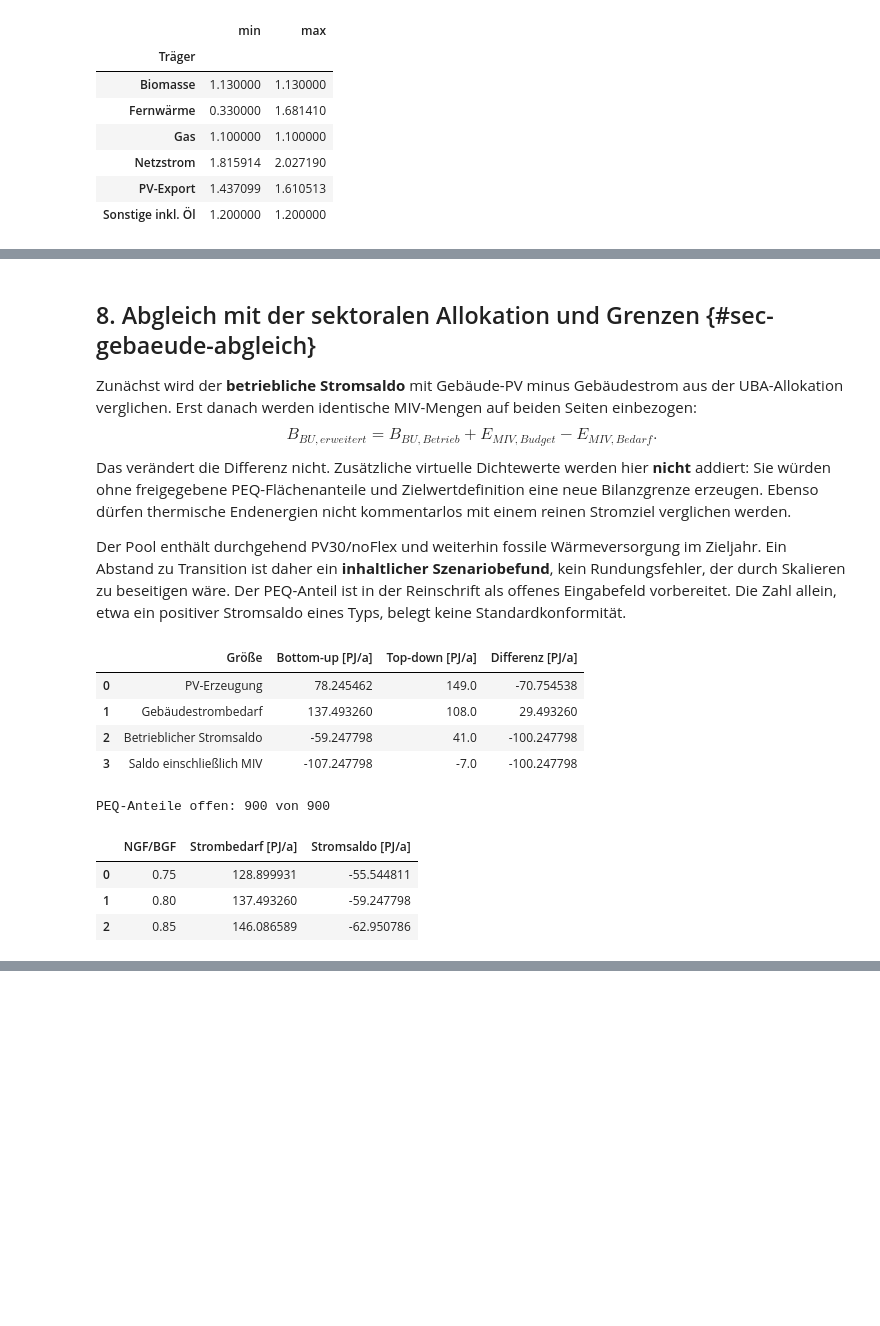
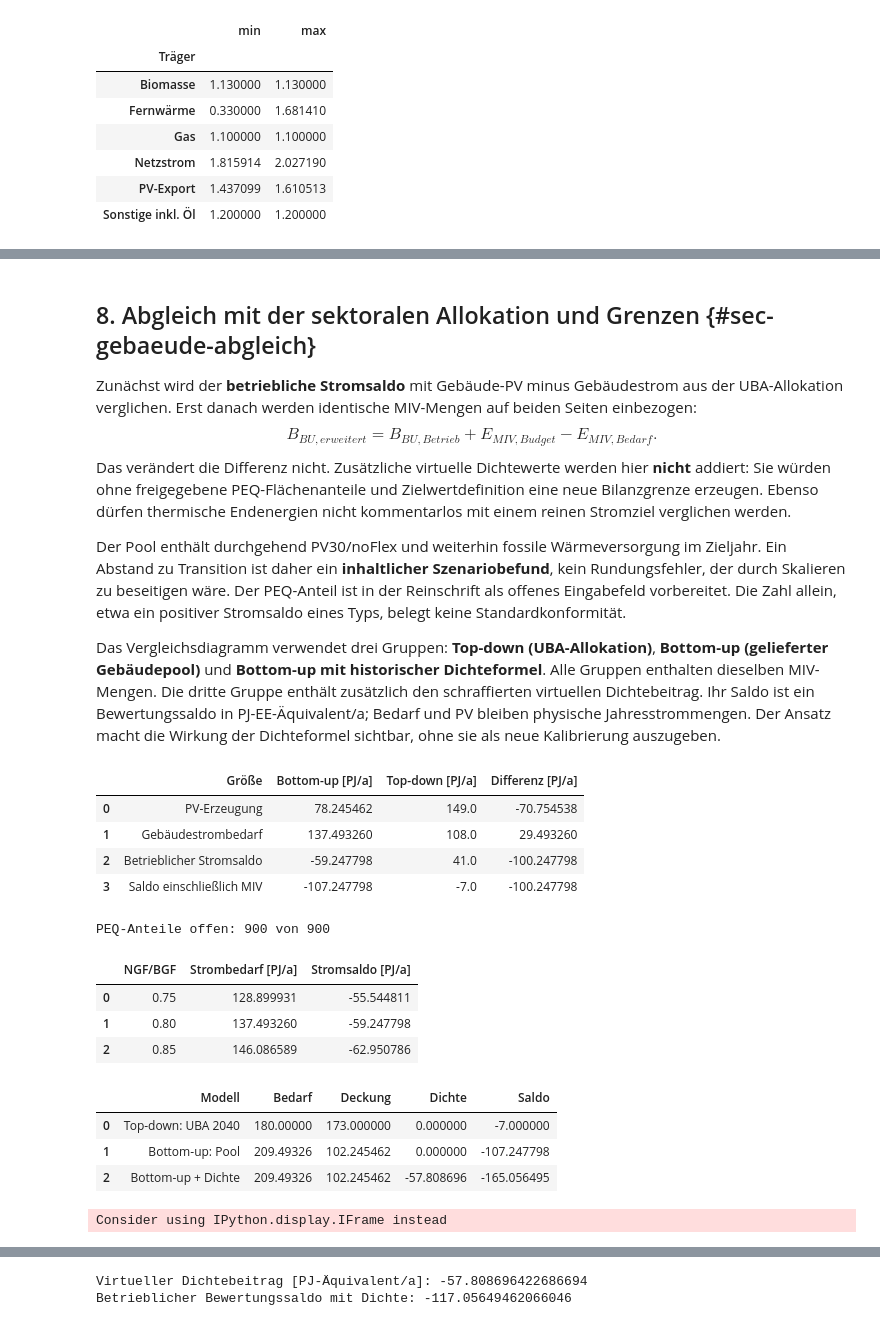
Before and after one commit to simonschaluppe/peq-higrube, a Jupyter notebook: Berechnungen/gebaeudesektormodell/Gebaeudesektormodell.ipynb, the cells around one changed output, grey strips where cells are left out. Cells and saved outputs as stored; diff of their text form; code cells hidden in the pictures; blank space fills up the shorter version.

```diff
--- a/Berechnungen/gebaeudesektormodell/Gebaeudesektormodell.ipynb
+++ b/Berechnungen/gebaeudesektormodell/Gebaeudesektormodell.ipynb
@@ -439,6 +492,19 @@ for name,g in bins.groupby('Geometrie'):
 axes[0].set(xlim=(0,8),xlabel='GFZ',ylabel='BGF-Anteil [% je GFZ-Bin 0,1]');axes[0].legend(fontsize=7,ncol=2)
 density.c_D_EE_BGF.sort_values().plot.barh(ax=axes[1],color='#59856b');axes[1].axvline(0,color='black',linewidth=.6)
 axes[1].set(xlabel='E[c_D] [kWh EE/(m² BGF a)]',ylabel='');fig.tight_layout();fig.savefig(OUT/'gfz_dichte.png',dpi=180);plt.show()
+
+# Zusätzliche, ausdrücklich virtuelle Bewertung; keine Änderung der physischen Bilanz.
+data['Bedarf_BGF']=data.Strombedarf*r
+data['PV_BGF']=data.PV_Erzeugung*r
+positive=data['Nationale BGF 2040'].gt(0)
+assert data.loc[positive,'c_D_EE_BGF'].notna().all()
+data['Dichtebeitrag_PJ']=0.0
+data.loc[positive,'Dichtebeitrag_PJ']=data.loc[positive,'Nationale BGF 2040']*data.loc[positive,'c_D_EE_BGF']*3.6e-9
+context_pj=float(data.Dichtebeitrag_PJ.sum())
+data[['Archetype','Geometrie','Nationale BGF 2040','Bedarf_BGF','PV_BGF','c_D_EE_BGF','Dichtebeitrag_PJ']].to_csv(OUT/'typen_bewertung_dichte.csv',index=False)
+
+from IPython.display import HTML
+display(HTML('<iframe title="Typenvergleich mit Dichtekorrektur" src="../../Abbildungen/methodik/typen_deckung.html" style="width:100%;height:850px;border:0"></iframe>'))
 # %% [output]
 Nach bestätigter Einzelzielregel ergänzte leere Anteile: 0 Quellzeilen
 Davon betroffene Referenz-BGF [%]: 0.0
@@ -462,33 +529,62 @@ $$B_{BU,erweitert}=B_{BU,Betrieb}+E_{MIV,Budget}-E_{MIV,Bedarf}.$$
 Das verändert die Differenz nicht. Zusätzliche virtuelle Dichtewerte werden hier **nicht** addiert: Sie würden ohne freigegebene PEQ-Flächenanteile und Zielwertdefinition eine neue Bilanzgrenze erzeugen. Ebenso dürfen thermische Endenergien nicht kommentarlos mit einem reinen Stromziel verglichen werden.
 
 Der Pool enthält durchgehend PV30/noFlex und weiterhin fossile Wärmeversorgung im Zieljahr. Ein Abstand zu Transition ist daher ein **inhaltlicher Szenariobefund**, kein Rundungsfehler, der durch Skalieren zu beseitigen wäre. Der PEQ-Anteil ist in der Reinschrift als offenes Eingabefeld vorbereitet. Die Zahl allein, etwa ein positiver Stromsaldo eines Typs, belegt keine Standardkonformität.
+
+Das Vergleichsdiagramm verwendet drei Gruppen: **Top-down (UBA-Allokation)**,
+**Bottom-up (gelieferter Gebäudepool)** und **Bottom-up mit historischer Dichteformel**.
+Alle Gruppen enthalten dieselben MIV-Mengen. Die dritte Gruppe enthält zusätzlich
+den schraffierten virtuellen Dichtebeitrag. Ihr Saldo ist ein Bewertungssaldo in
+PJ-EE-Äquivalent/a; Bedarf und PV bleiben physische Jahresstrommengen. Der Ansatz
+macht die Wirkung der Dichteformel sichtbar, ohne sie als neue Kalibrierung auszugeben.
 # %%
 allocation_path=ROOT/'Berechnungen/sektorenmodell/outputs/allokation/allokation.json'
 allocation=json.loads(allocation_path.read_text(encoding='utf-8')); top=allocation['result']
 def val(metric):
     return float(energy.loc[energy.Stand.eq('2040') & energy['Größe'].eq(metric),'PJ/a'].iloc[0])
 operating=val('Stromsaldo')
 extended=operating+top['miv_budget_pj']-top['miv_demand_pj']
 comparison=pd.DataFrame([
  {'Größe':'PV-Erzeugung','Bottom-up [PJ/a]':val('PV_Erzeugung'),'Top-down [PJ/a]':top['building_pv_pj']},
  {'Größe':'Gebäudestrombedarf','Bottom-up [PJ/a]':val('Strombedarf'),'Top-down [PJ/a]':top['building_pv_pj']-top['building_operation_pj']},
  {'Größe':'Betrieblicher Stromsaldo','Bottom-up [PJ/a]':operating,'Top-down [PJ/a]':top['building_operation_pj']},
  {'Größe':'Saldo einschließlich MIV','Bottom-up [PJ/a]':extended,'Top-down [PJ/a]':top['building_target_pj']}])
 comparison['Differenz [PJ/a]']=comparison['Bottom-up [PJ/a]']-comparison['Top-down [PJ/a]']
 display(comparison)
 assert np.isclose(extended-top['building_target_pj'],operating-top['building_operation_pj'])
 comparison.to_csv(OUT/'abgleich_allokation.csv',index=False)
 print('PEQ-Anteile offen:',data.PEQ_Anteil_2040.isna().sum(),'von',len(data))
 sensitivity=pd.DataFrame([{'NGF/BGF':ratio,'Strombedarf [PJ/a]':val('Strombedarf')*ratio/r,'Stromsaldo [PJ/a]':operating*ratio/r} for ratio in [.75,.8,.85]])
 display(sensitivity)
+
+import sys
+sys.path.insert(0,str(ROOT))
+from Berechnungen.methodik_plots import building_figures
+from IPython.display import HTML
+sector_comparison=pd.DataFrame([
+ {'Modell':'Top-down: UBA 2040','Bedarf':top['building_pv_pj']-top['building_operation_pj']+top['miv_demand_pj'],'Deckung':top['building_pv_pj']+top['miv_budget_pj'],'Dichte':0.,'Saldo':top['building_target_pj']},
+ {'Modell':'Bottom-up: Pool','Bedarf':val('Strombedarf')+top['miv_demand_pj'],'Deckung':val('PV_Erzeugung')+top['miv_budget_pj'],'Dichte':0.,'Saldo':extended},
+ {'Modell':'Bottom-up + Dichte','Bedarf':val('Strombedarf')+top['miv_demand_pj'],'Deckung':val('PV_Erzeugung')+top['miv_budget_pj'],'Dichte':context_pj,'Saldo':extended+context_pj}])
+np.testing.assert_allclose(sector_comparison.Deckung-sector_comparison.Bedarf+sector_comparison.Dichte,sector_comparison.Saldo)
+sector_comparison.to_csv(OUT/'sektorvergleich_dichte.csv',index=False)
+building_figures(data,sector_comparison)
+display(sector_comparison)
+for name,height in [('sektorvergleich',690)]:
+    display(HTML(f'<iframe title="{name}" src="../../Abbildungen/methodik/{name}.html" style="width:100%;height:{height}px;border:0"></iframe>'))
+print('Virtueller Dichtebeitrag [PJ-Äquivalent/a]:',context_pj)
+print('Betrieblicher Bewertungssaldo mit Dichte:',operating+context_pj)
 # %% [output]
 |  | Größe | Bottom-up [PJ/a] | Top-down [PJ/a] | Differenz [PJ/a] |
 | 0 | PV-Erzeugung | 78.245462 | 149.0 | -70.754538 |
 | 1 | Gebäudestrombedarf | 137.493260 | 108.0 | 29.493260 |
 | 2 | Betrieblicher Stromsaldo | -59.247798 | 41.0 | -100.247798 |
 | 3 | Saldo einschließlich MIV | -107.247798 | -7.0 | -100.247798 |
 PEQ-Anteile offen: 900 von 900
 |  | NGF/BGF | Strombedarf [PJ/a] | Stromsaldo [PJ/a] |
 | 0 | 0.75 | 128.899931 | -55.544811 |
 | 1 | 0.80 | 137.493260 | -59.247798 |
 | 2 | 0.85 | 146.086589 | -62.950786 |
+|  | Modell | Bedarf | Deckung | Dichte | Saldo |
+| 0 | Top-down: UBA 2040 | 180.00000 | 173.000000 | 0.000000 | -7.000000 |
+| 1 | Bottom-up: Pool | 209.49326 | 102.245462 | 0.000000 | -107.247798 |
+| 2 | Bottom-up + Dichte | 209.49326 | 102.245462 | -57.808696 | -165.056495 |
+Consider using IPython.display.IFrame instead
@@ -495 +592,3 @@ PEQ-Anteile offen: 900 von 900
+Virtueller Dichtebeitrag [PJ-Äquivalent/a]: -57.808696422686694
+Betrieblicher Bewertungssaldo mit Dichte: -117.05649462066046
 # %% [markdown]
```
Also changed, not shown: parts of 6 cells of this notebook, 45 other files.
